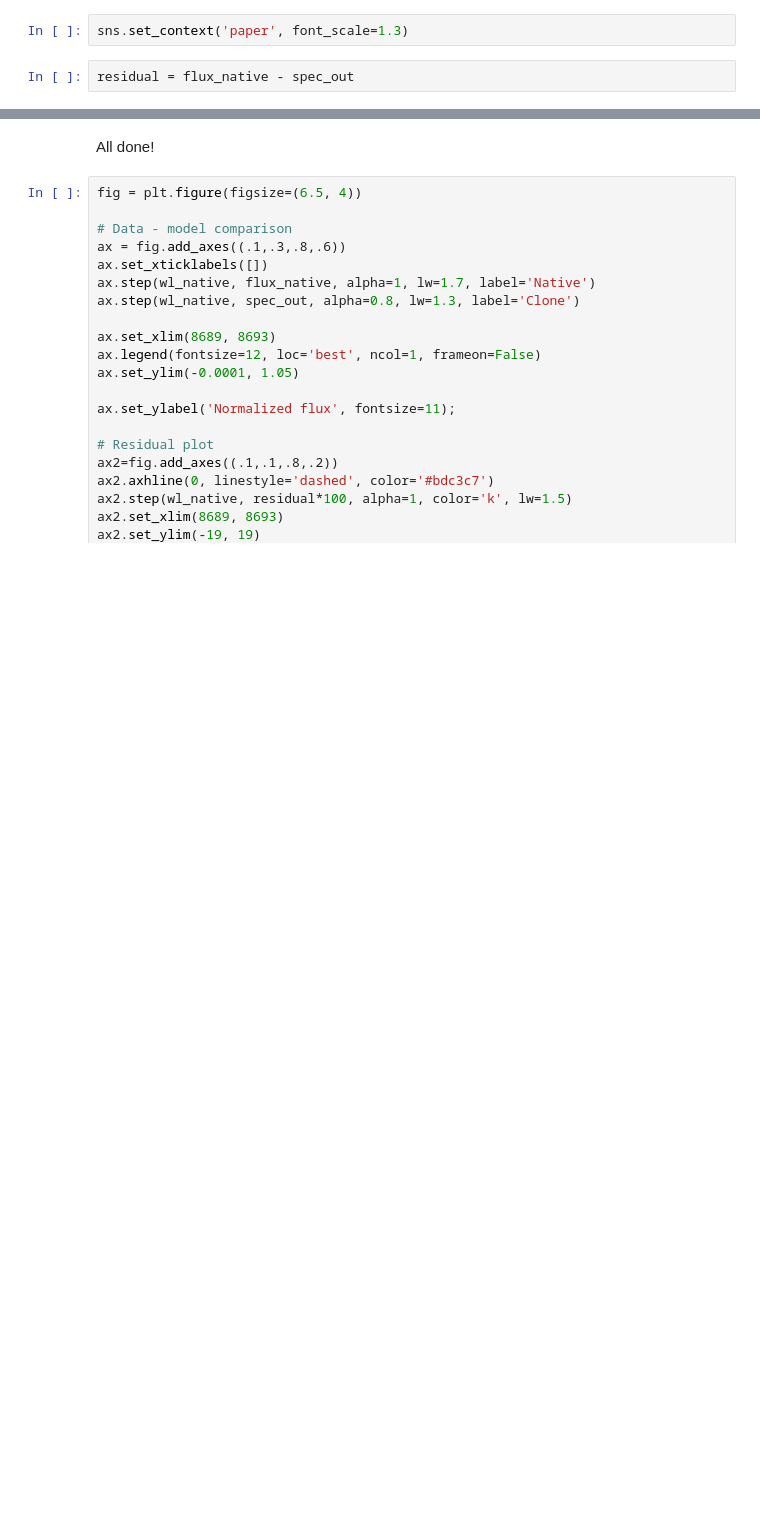
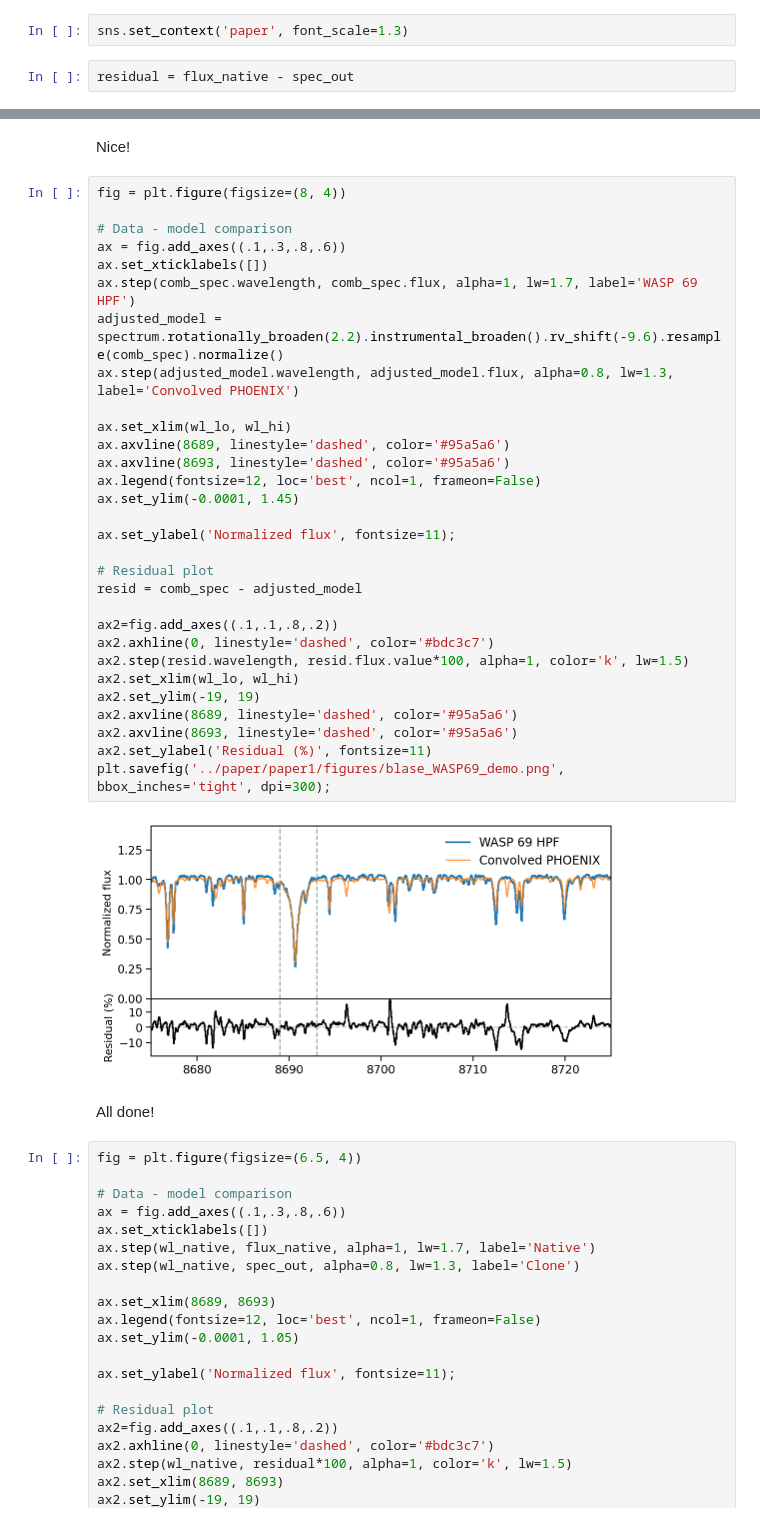
Before and after one commit to gully/blase, a Jupyter notebook: notebooks/paper_figure_Cloned_model_with_inset.ipynb, the cells around one changed output, grey strips where cells are left out. Cells and saved outputs as stored; diff of their text form; blank space fills up the shorter version.

Commit message:
Ok, finally settled on using WASP 69 as the demo source.

```diff
--- a/notebooks/paper_figure_Cloned_model_with_inset.ipynb
+++ b/notebooks/paper_figure_Cloned_model_with_inset.ipynb
@@ -121,3 +185,37 @@ plt.savefig('../paper/paper1/figures/blase_clone_demo.png', bbox_inches='tight',
+# %% [markdown]
+Nice!
+# %%
+fig = plt.figure(figsize=(8, 4))
+
+# Data - model comparison
+ax = fig.add_axes((.1,.3,.8,.6))
+ax.set_xticklabels([])
+ax.step(comb_spec.wavelength, comb_spec.flux, alpha=1, lw=1.7, label='WASP 69 HPF')
+adjusted_model = spectrum.rotationally_broaden(2.2).instrumental_broaden().rv_shift(-9.6).resample(comb_spec).normalize()
+ax.step(adjusted_model.wavelength, adjusted_model.flux, alpha=0.8, lw=1.3, label='Convolved PHOENIX')
+
+ax.set_xlim(wl_lo, wl_hi)
+ax.axvline(8689, linestyle='dashed', color='#95a5a6')
+ax.axvline(8693, linestyle='dashed', color='#95a5a6')
+ax.legend(fontsize=12, loc='best', ncol=1, frameon=False)
+ax.set_ylim(-0.0001, 1.45)
+
+ax.set_ylabel('Normalized flux', fontsize=11);
+
+# Residual plot
+resid = comb_spec - adjusted_model
+
+ax2=fig.add_axes((.1,.1,.8,.2))
+ax2.axhline(0, linestyle='dashed', color='#bdc3c7')
+ax2.step(resid.wavelength, resid.flux.value*100, alpha=1, color='k', lw=1.5)
+ax2.set_xlim(wl_lo, wl_hi)
+ax2.set_ylim(-19, 19)
+ax2.axvline(8689, linestyle='dashed', color='#95a5a6')
+ax2.axvline(8693, linestyle='dashed', color='#95a5a6')
+ax2.set_ylabel('Residual (%)', fontsize=11)
+plt.savefig('../paper/paper1/figures/blase_WASP69_demo.png', bbox_inches='tight', dpi=300);
+# %% [output]
+[figure, added]
 # %% [markdown]
 All done!
 # %%
```
Also changed, not shown: parts of 33 cells of this notebook, 4 other files.
